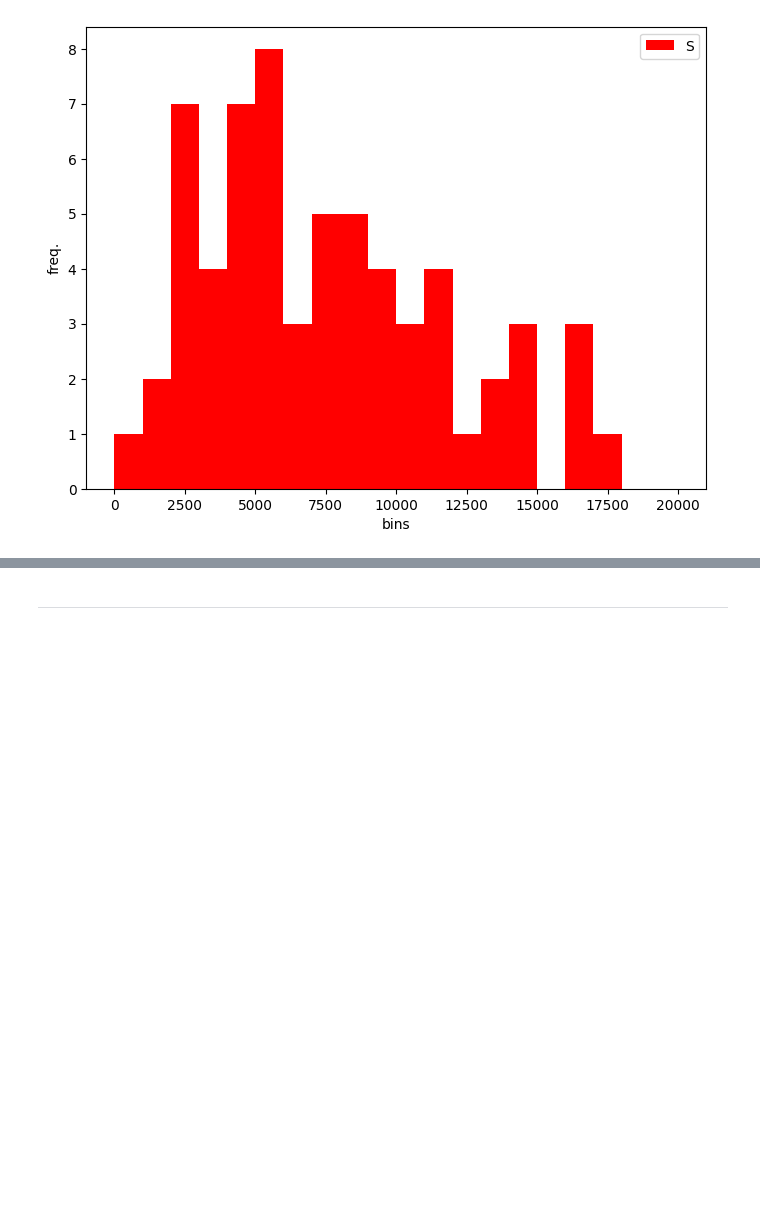
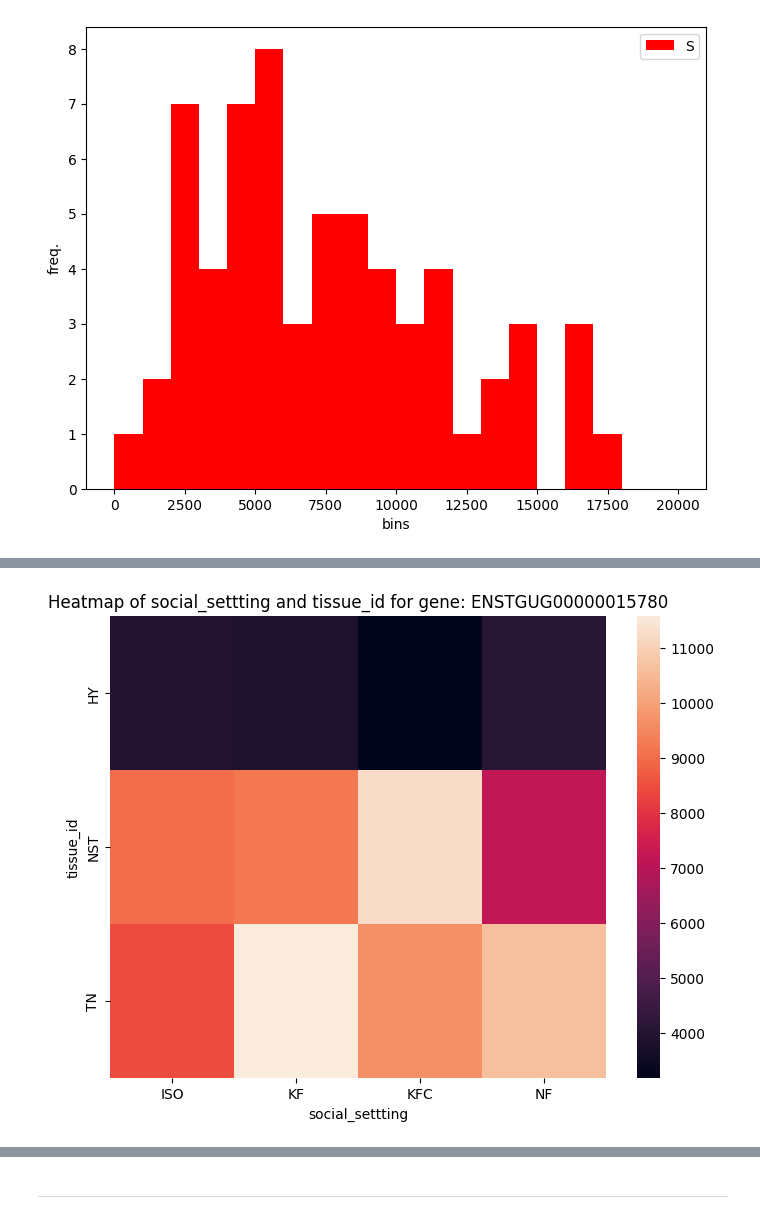
Before and after one commit to amirezzati/bioinformatics-project, a Jupyter notebook: the-songbird-study/SongBirdStudy.ipynb, the cells around one changed output, grey strips where cells are left out. Cells and saved outputs as stored; diff of their text form; code cells hidden in the pictures; blank space fills up the shorter version.

```diff
--- a/the-songbird-study/SongBirdStudy.ipynb
+++ b/the-songbird-study/SongBirdStudy.ipynb
@@ -1009,0 +1101,4 @@ plt.show()
+# %%
+meanPer2Groups = merged_tissueID_df.groupby(['social_settting', 'tissue_id']).mean()
+meanPer2Groups = meanPer2Groups.reset_index()
+meanPer2Groups
@@ -1010,3 +1120,11 @@ plt.show()
+# %%
+plt.figure(figsize=(8, 6))
+pivot = meanPer2Groups.pivot(index='tissue_id', columns='social_settting', values='ENSTGUG00000015780')
+sns.heatmap(pivot)
+plt.title(f'Heatmap of social_settting and tissue_id for gene: {selected_gene}')
+plt.show()
+# %% [output]
+[figure, added]
 # %% [markdown]
 ### Reflecting on Visualizations to Extract Key Insights
 
```
Also changed, not shown: parts of 15 cells of this notebook.
